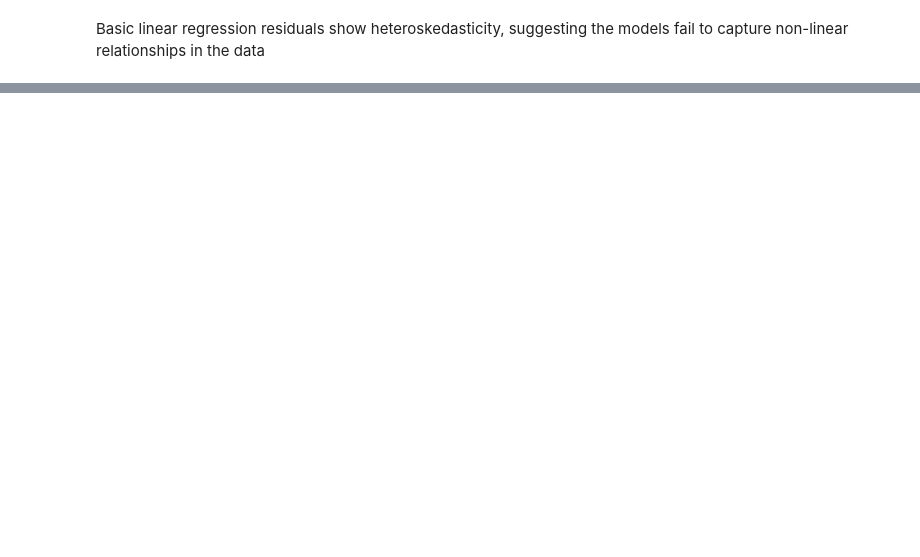
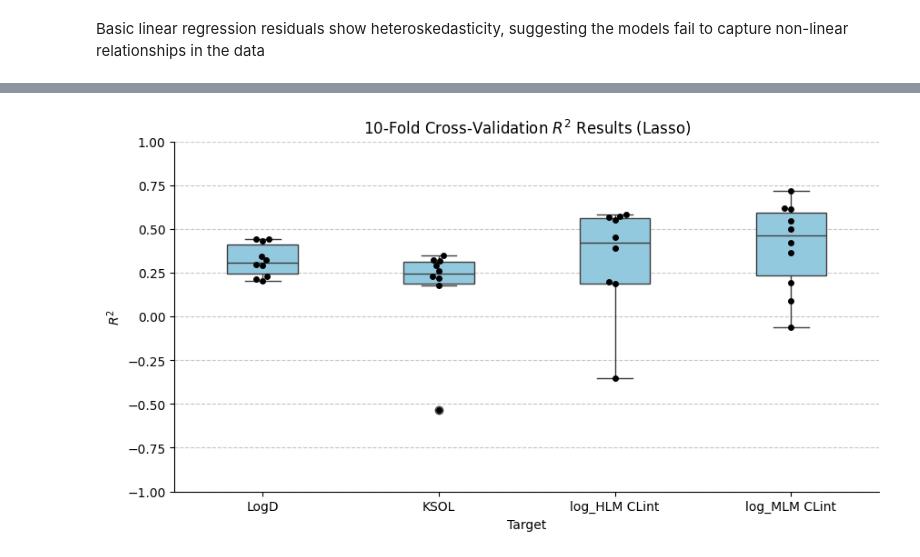
Before and after one commit to JacobMastrandrea/ADMET-Drug-Predictor, a Jupyter notebook: notebooks/baseline_model.ipynb, the cells around one changed output, grey strips where cells are left out. Cells and saved outputs as stored; diff of their text form; code cells hidden in the pictures; blank space fills up the shorter version.

```diff
--- a/notebooks/baseline_model.ipynb
+++ b/notebooks/baseline_model.ipynb
@@ -142,0 +159,11 @@ plt.show()
+# %%
+lasso_reg_models = {}
+lasso_reg_scores = {}
+lasso_reg_data = {}
+# %%
+# -- Lasso Regression
+for target in targets:
+    model, scores, X, y, y_pred_cv = train_lasso(clean_train, target)
+    lasso_reg_models[target] = model
+    lasso_reg_scores[target] = scores
+    lasso_reg_data[target] = (X, y, y_pred_cv)
@@ -142,0 +207,16 @@ plt.show()
+# %%
+scores_df_lasso = pd.DataFrame(lasso_reg_scores)
+
+plt.figure(figsize=(10, 5))
+sns.boxplot(data=scores_df_lasso, color='skyblue', width=0.4)
+sns.swarmplot(data=scores_df_lasso, color='black')
+
+plt.title(r'10-Fold Cross-Validation $R^2$ Results (Lasso)')
+plt.ylabel(r'$R^2$')
+plt.ylim(-1,1)
+plt.xlabel('Target')
+plt.grid(axis='y', linestyle='--', alpha=0.7)
+sns.despine()
+plt.show()
+# %% [output]
+[figure, added]
```
Also changed, not shown: parts of 21 cells of this notebook, 10 other files.
